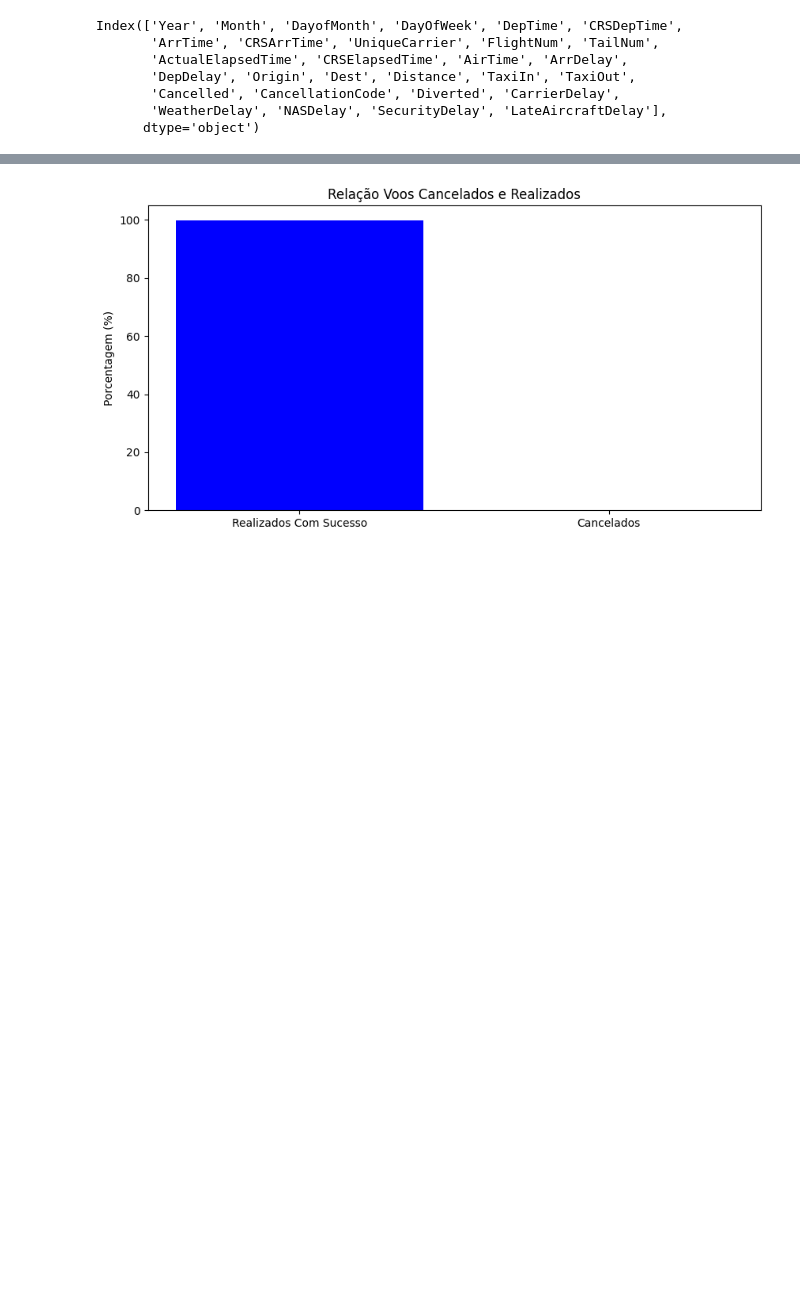
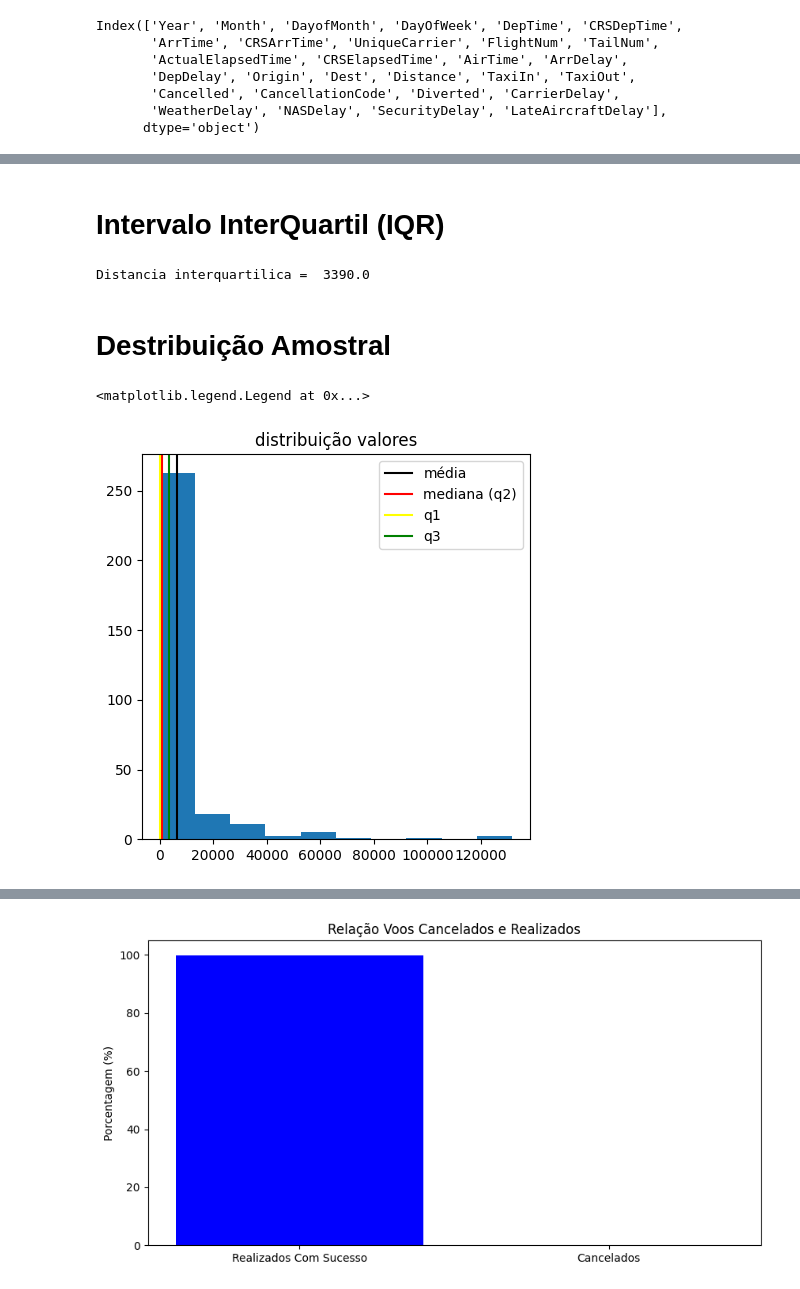
Before and after one commit to mauriciobenjamin700/Projeto_05_ADA, a Jupyter notebook: main.ipynb, the cells around one changed output, grey strips where cells are left out. Cells and saved outputs as stored; diff of their text form; code cells hidden in the pictures; blank space fills up the shorter version.

```diff
--- a/main.ipynb
+++ b/main.ipynb
@@ -193,0 +198,6 @@ porcentagens
+# %%
+teste = df.Origin.value_counts()
+print(teste)
+print(teste.value_counts().unique())
+teste.describe
+#.astype(float).describe()
@@ -193,0 +232,3 @@ porcentagens
+# %%
+type(df["Origin"])
+valores = sorted(valores)
@@ -193,0 +275,25 @@ porcentagens
+# %% [markdown]
+# Intervalo InterQuartil (IQR)
+# %%
+q1 = np.quantile(valores, 0.25)
+q3 = np.quantile(valores, 0.75)
+
+IQR = q3 - q1
+
+print("Distancia interquartilica = ", IQR)
+# %% [output]
+Distancia interquartilica =  3390.0
+# %% [markdown]
+# Destribuição Amostral
+# %%
+fig, ax = plt.subplots(figsize = (5,5))
+ax.hist(valores, bins = 10)
+ax.set_title("distribuição valores")
+ax.axvline(x = teste.mean(), color= 'black', label = "média")
+ax.axvline(x = np.median(valores), color= 'red', label = "mediana (q2)")
+ax.axvline(x = np.quantile(valores, 0.25), color= 'yellow', label = "q1")
+ax.axvline(x = np.quantile(valores, 0.75), color= 'green', label = "q3")
+ax.legend()
+# %% [output]
+<matplotlib.legend.Legend at 0x...>
+[figure, added]
```
Also changed, not shown: parts of 84 cells of this notebook, 2 other files.
